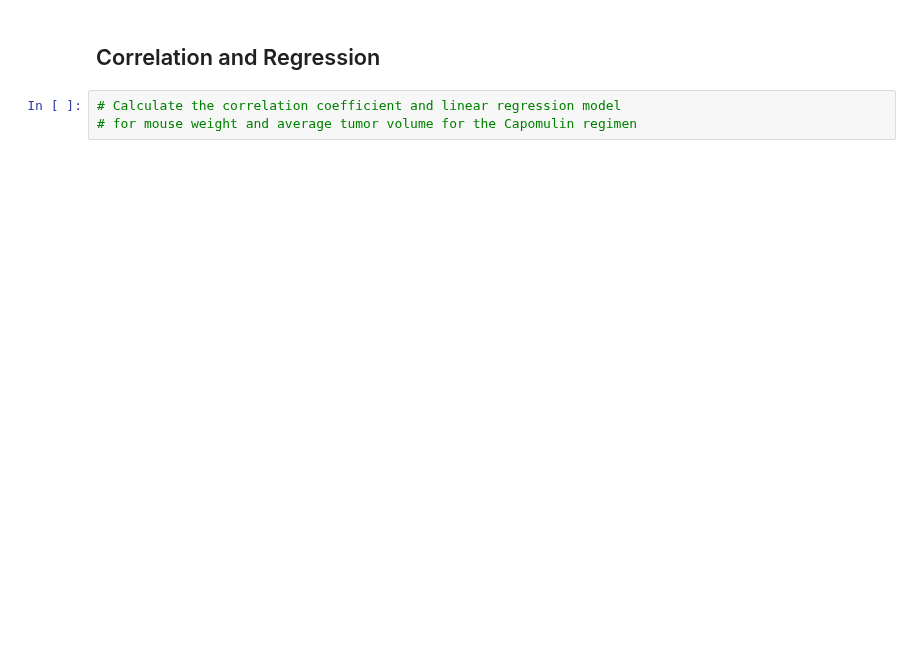
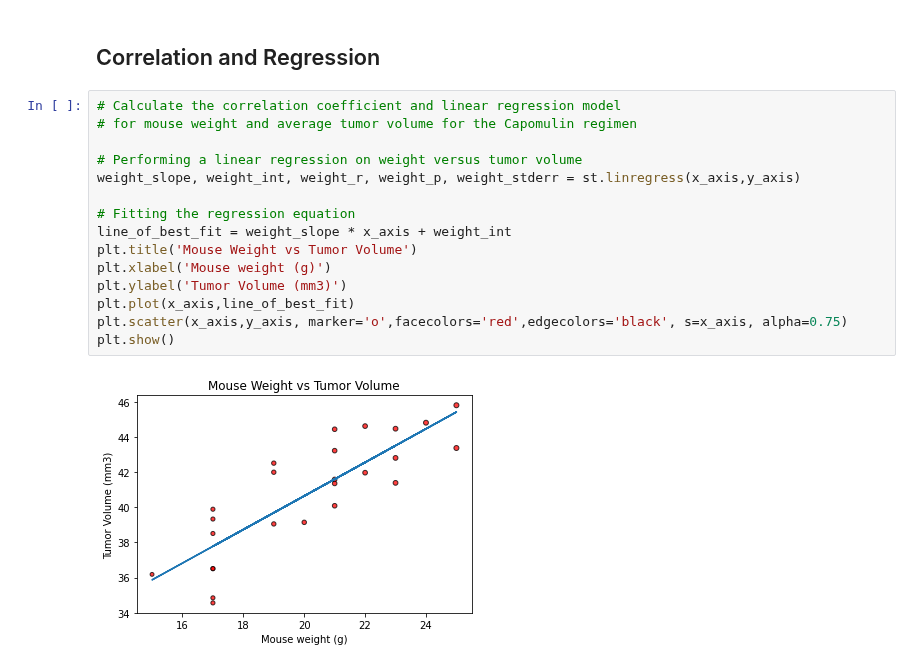
Before and after one commit to skumble27/matplotlib-challenge, a Jupyter notebook: Pymaceuticals/pymaceuticals_starter Draft8.ipynb, the cells around one changed output. Drawn from its saved outputs; the diff is of its cells as text; blank space fills up the shorter version.

```diff
--- a/Pymaceuticals/pymaceuticals_starter Draft8.ipynb
+++ b/Pymaceuticals/pymaceuticals_starter Draft8.ipynb
@@ -443,5 +480,19 @@ plt.show()
 # %% [markdown]
 ## Correlation and Regression
-# %%
-# Calculate the correlation coefficient and linear regression model
-# for mouse weight and average tumor volume for the Capomulin regimen
+# %%
+# Calculate the correlation coefficient and linear regression model
+# for mouse weight and average tumor volume for the Capomulin regimen
+
+# Performing a linear regression on weight versus tumor volume
+weight_slope, weight_int, weight_r, weight_p, weight_stderr = st.linregress(x_axis,y_axis)
+
+# Fitting the regression equation
+line_of_best_fit = weight_slope * x_axis + weight_int
+plt.title('Mouse Weight vs Tumor Volume')
+plt.xlabel('Mouse weight (g)')
+plt.ylabel('Tumor Volume (mm3)')
+plt.plot(x_axis,line_of_best_fit)
+plt.scatter(x_axis,y_axis, marker='o',facecolors='red',edgecolors='black', s=x_axis, alpha=0.75)
+plt.show()
+# %% [output]
+[figure, added]
```
Also changed, not shown: parts of 3 cells of this notebook, 1 other file.
